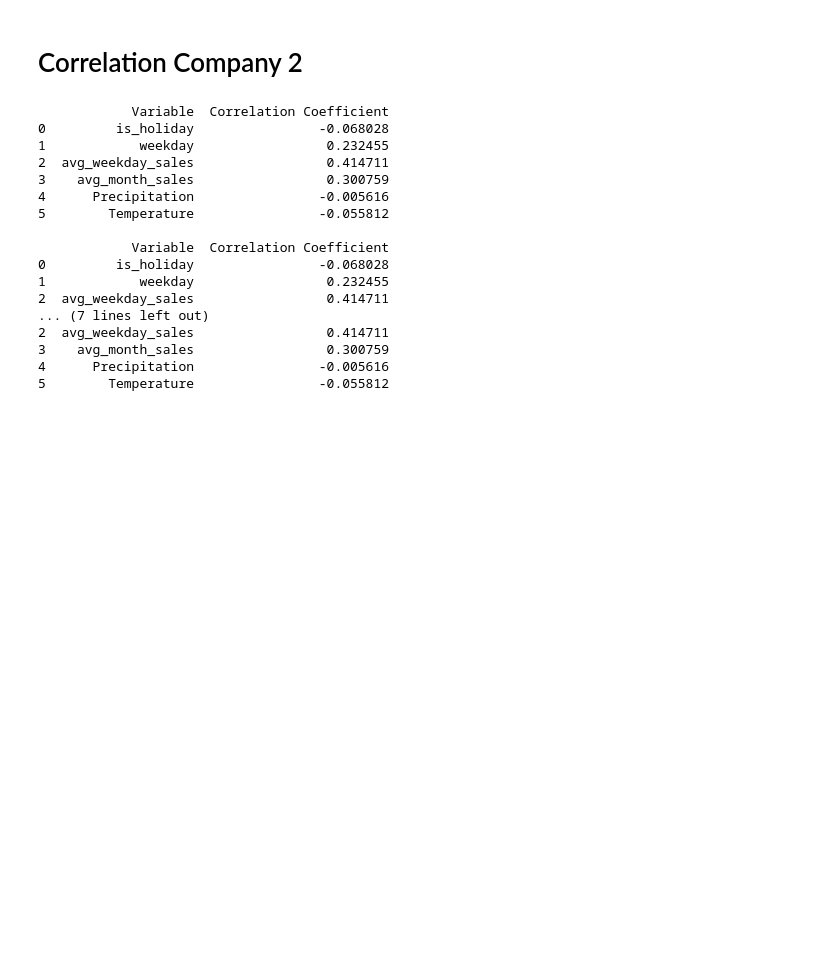
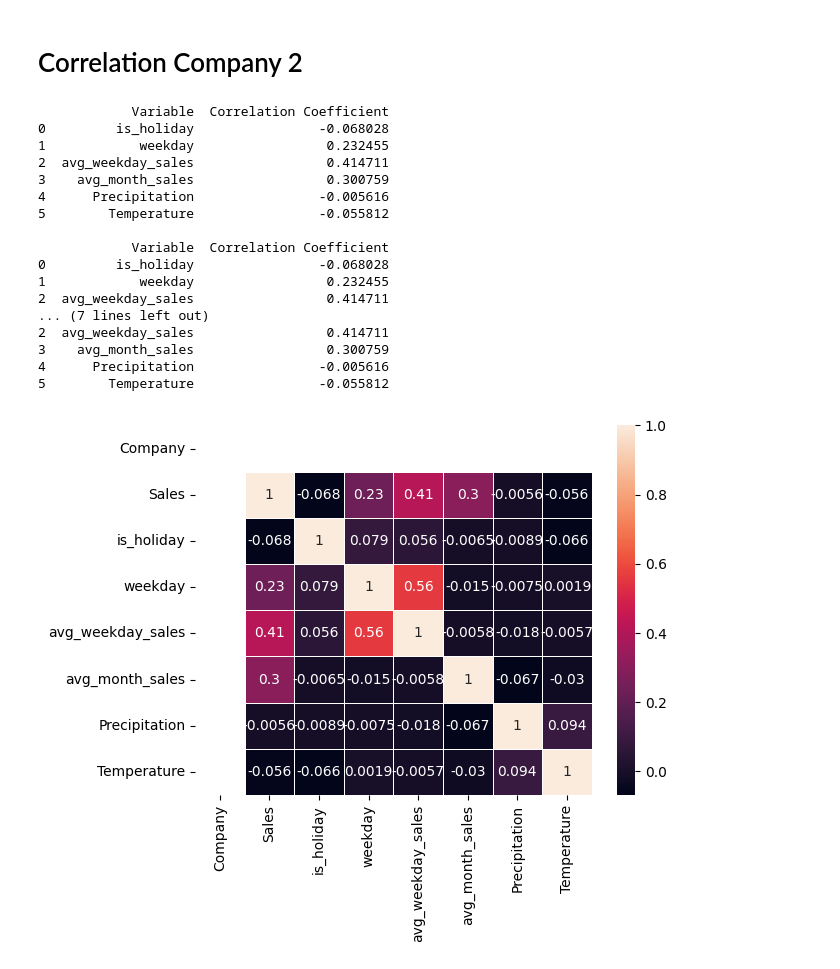
Before and after one commit to aluxf/ml-sales-forecasting, a Jupyter notebook: notebooks/feat_analysis.ipynb, the cells around one changed output. Cells and saved outputs as stored; diff of their text form; code cells hidden in the pictures; blank space fills up the shorter version.

```diff
--- a/notebooks/feat_analysis.ipynb
+++ b/notebooks/feat_analysis.ipynb
@@ -128,30 +146,36 @@ corr_disc_2 = calc_corr(disc_2_df)
 avg_2_df = average_df[average_df['Company'] == 2]
 corr_avg_2 = calc_corr(avg_2_df)
 
 'Method 3 - Predict values with rft'
 pred_2_df = predict_df[predict_df['Company'] == 2]
 corr_pred_2 = calc_corr(pred_2_df)
 
 print(corr_disc_2)
 print()
 print(corr_avg_2)
 print()
 print(corr_pred_2)
+
+
+corr_matrix = pred_2_df.corr()
+sns.heatmap(corr_matrix, annot=True, linewidths=0.5)
+plt.show()
 # %% [output]
             Variable  Correlation Coefficient
 0         is_holiday                -0.068028
 1            weekday                 0.232455
 2  avg_weekday_sales                 0.414711
 3    avg_month_sales                 0.300759
 4      Precipitation                -0.005616
 5        Temperature                -0.055812
 
             Variable  Correlation Coefficient
 0         is_holiday                -0.068028
 1            weekday                 0.232455
 2  avg_weekday_sales                 0.414711
 ... (7 lines left out)
 2  avg_weekday_sales                 0.414711
 3    avg_month_sales                 0.300759
 4      Precipitation                -0.005616
 5        Temperature                -0.055812
+[figure, added]
```
Also changed, not shown: parts of 4 cells of this notebook.
